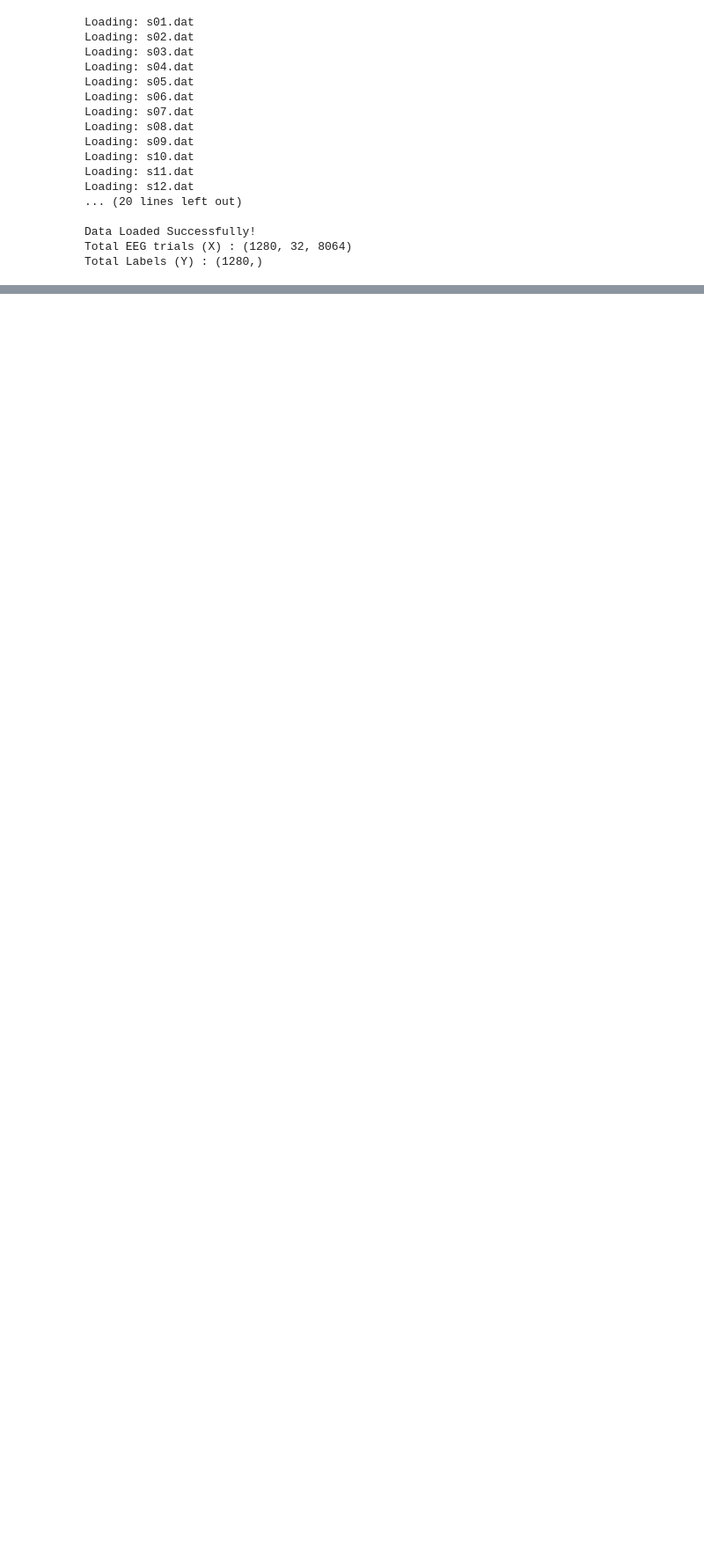
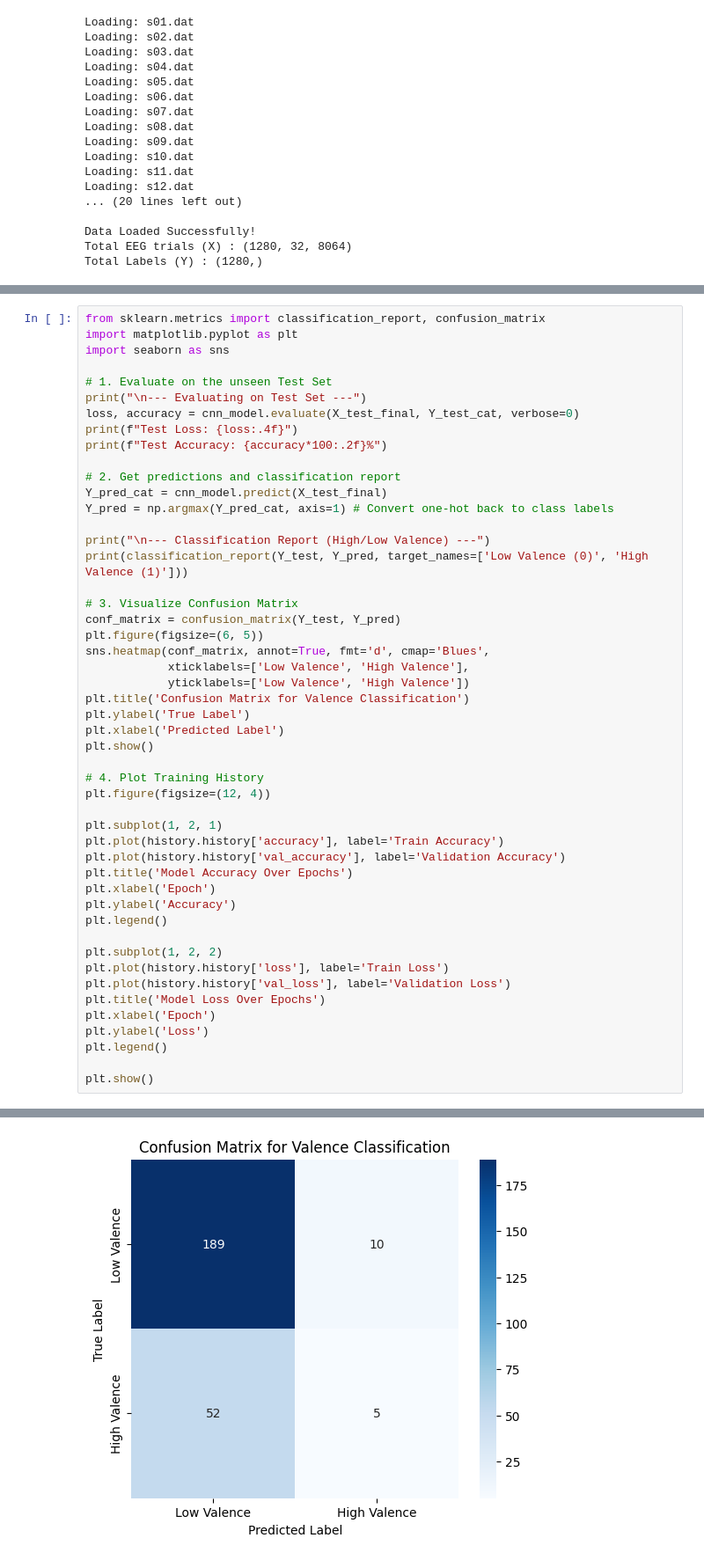
Before and after one commit to sameera-87/FYP-ML-Models, a Jupyter notebook: CNN - Emotion Classifiction/CNN_model.ipynb, the cells around one changed output, grey strips where cells are left out. Shown: that part at 88% size. Drawn from its saved outputs; the diff is of its cells as text; blank space fills up the shorter version.

Commit message:
Simple CNN model is create for DEAP dataset

```diff
--- a/CNN - Emotion Classifiction/CNN_model.ipynb
+++ b/CNN - Emotion Classifiction/CNN_model.ipynb
@@ -99,0 +325,50 @@ Total Labels (Y) : (1280,)
+# %%
+from sklearn.metrics import classification_report, confusion_matrix
+import matplotlib.pyplot as plt
+import seaborn as sns
+
+# 1. Evaluate on the unseen Test Set
+print("\n--- Evaluating on Test Set ---")
+loss, accuracy = cnn_model.evaluate(X_test_final, Y_test_cat, verbose=0)
+print(f"Test Loss: {loss:.4f}")
+print(f"Test Accuracy: {accuracy*100:.2f}%")
+
+# 2. Get predictions and classification report
+Y_pred_cat = cnn_model.predict(X_test_final)
+Y_pred = np.argmax(Y_pred_cat, axis=1) # Convert one-hot back to class labels
+
+print("\n--- Classification Report (High/Low Valence) ---")
+print(classification_report(Y_test, Y_pred, target_names=['Low Valence (0)', 'High Valence (1)']))
+
+# 3. Visualize Confusion Matrix
+conf_matrix = confusion_matrix(Y_test, Y_pred)
+plt.figure(figsize=(6, 5))
+sns.heatmap(conf_matrix, annot=True, fmt='d', cmap='Blues',
+            xticklabels=['Low Valence', 'High Valence'],
+            yticklabels=['Low Valence', 'High Valence'])
+plt.title('Confusion Matrix for Valence Classification')
+plt.ylabel('True Label')
+plt.xlabel('Predicted Label')
+plt.show()
+
+# 4. Plot Training History
+plt.figure(figsize=(12, 4))
+
+plt.subplot(1, 2, 1)
+plt.plot(history.history['accuracy'], label='Train Accuracy')
+plt.plot(history.history['val_accuracy'], label='Validation Accuracy')
+plt.title('Model Accuracy Over Epochs')
+plt.xlabel('Epoch')
+plt.ylabel('Accuracy')
+plt.legend()
+
+plt.subplot(1, 2, 2)
+plt.plot(history.history['loss'], label='Train Loss')
+plt.plot(history.history['val_loss'], label='Validation Loss')
+plt.title('Model Loss Over Epochs')
+plt.xlabel('Epoch')
+plt.ylabel('Loss')
+plt.legend()
+
+plt.show()
+# %% [output]
@@ -99,0 +389 @@ Total Labels (Y) : (1280,)
+[figure, added]
```
Also changed, not shown: parts of 5 cells of this notebook.
